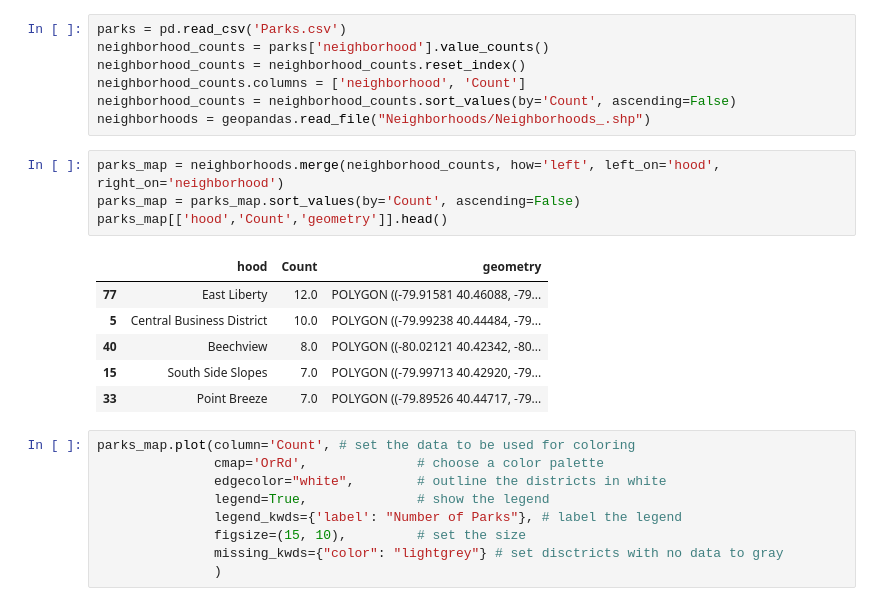
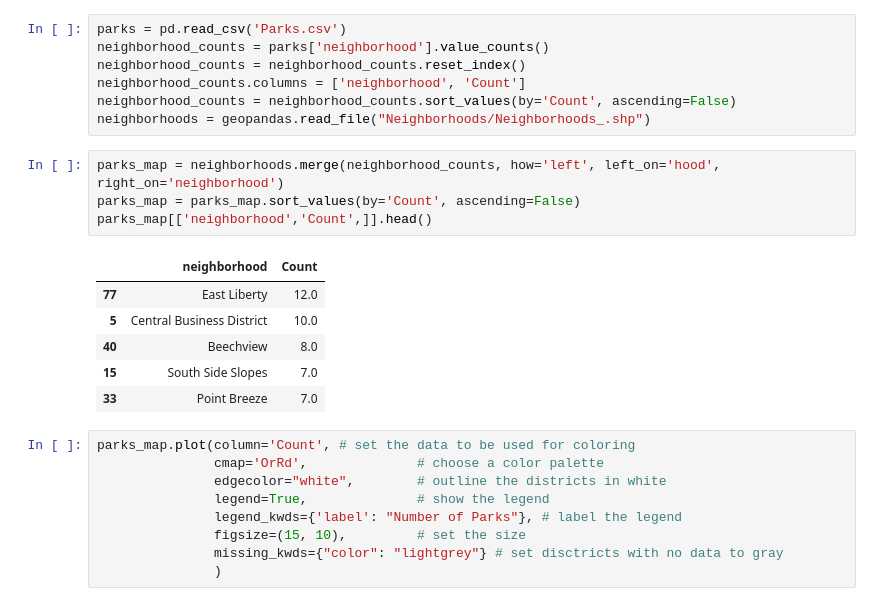
Before and after one commit to cmanculich/Final-Project-Group-10, a Jupyter notebook: Parks/Parks Notebook.ipynb, the cells around one changed output. Drawn from its saved outputs; the diff is of its cells as text.

```diff
--- a/Parks/Parks Notebook.ipynb
+++ b/Parks/Parks Notebook.ipynb
@@ -12,14 +12,14 @@ neighborhoods = geopandas.read_file("Neighborhoods/Neighborhoods_.shp")
 # %%
 parks_map = neighborhoods.merge(neighborhood_counts, how='left', left_on='hood', right_on='neighborhood')
 parks_map = parks_map.sort_values(by='Count', ascending=False)
-parks_map[['hood','Count','geometry']].head()
+parks_map[['neighborhood','Count',]].head()
 # %% [output]
-|  | hood | Count | geometry |
-| 77 | East Liberty | 12.0 | POLYGON ((-79.91581 40.46088, -79... |
-| 5 | Central Business District | 10.0 | POLYGON ((-79.99238 40.44484, -79... |
-| 40 | Beechview | 8.0 | POLYGON ((-80.02121 40.42342, -80... |
-| 15 | South Side Slopes | 7.0 | POLYGON ((-79.99713 40.42920, -79... |
-| 33 | Point Breeze | 7.0 | POLYGON ((-79.89526 40.44717, -79... |
+|  | neighborhood | Count |
+| 77 | East Liberty | 12.0 |
+| 5 | Central Business District | 10.0 |
+| 40 | Beechview | 8.0 |
+| 15 | South Side Slopes | 7.0 |
+| 33 | Point Breeze | 7.0 |
 # %%
 parks_map.plot(column='Count', # set the data to be used for coloring
                cmap='OrRd',              # choose a color palette
```
Also changed, not shown: parts of 1 cell of this notebook, 2 other files.
